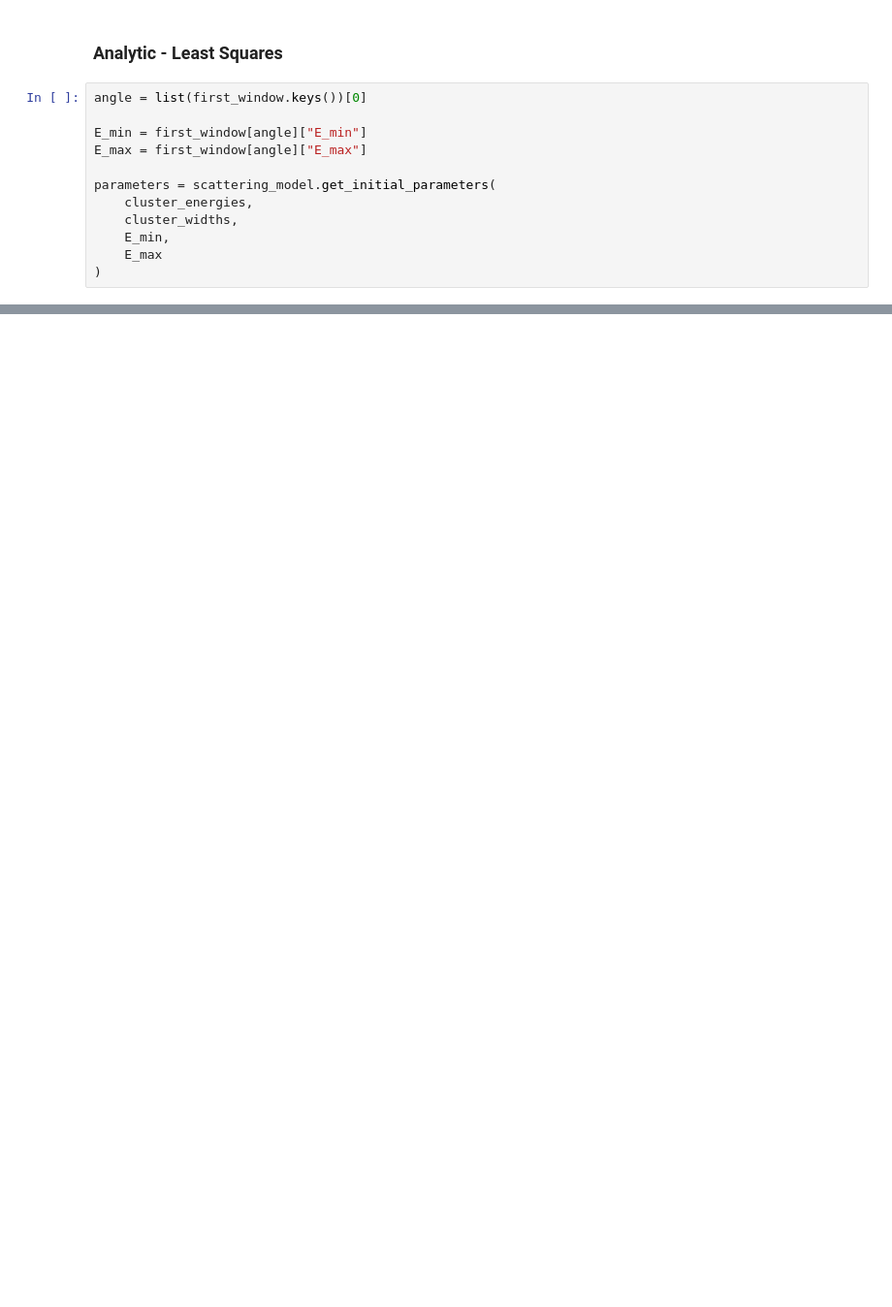
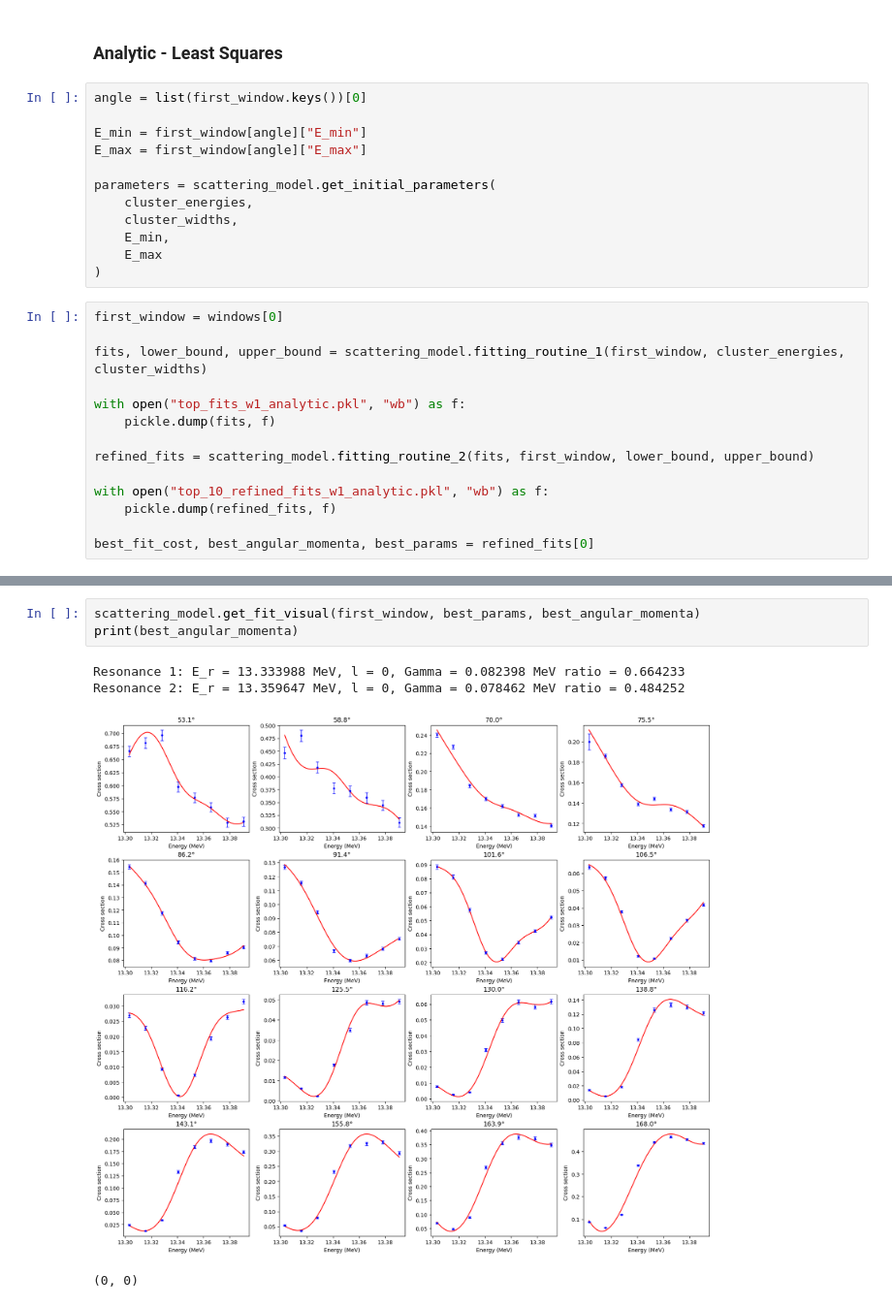
Before and after one commit to peytaguo/automated-resonance-analysis, a Jupyter notebook: resonance_fitting.ipynb, the cells around one changed output, grey strips where cells are left out. Shown at 97% size. Saved outputs shown, nothing was run; the diff lists cells and outputs as text; blank space fills up the shorter version.

Commit message:
update analytic method

```diff
--- a/resonance_fitting.ipynb
+++ b/resonance_fitting.ipynb
@@ -626,3 +575,17 @@ parameters = scattering_model.get_initial_parameters(
     E_min,
     E_max
 )
+# %%
+first_window = windows[0]
+
+fits, lower_bound, upper_bound = scattering_model.fitting_routine_1(first_window, cluster_energies, cluster_widths)
+
+with open("top_fits_w1_analytic.pkl", "wb") as f:
+    pickle.dump(fits, f)
+
+refined_fits = scattering_model.fitting_routine_2(fits, first_window, lower_bound, upper_bound)
+
+with open("top_10_refined_fits_w1_analytic.pkl", "wb") as f:
+    pickle.dump(refined_fits, f)
+
+best_fit_cost, best_angular_momenta, best_params = refined_fits[0]
@@ -628,0 +610,8 @@ parameters = scattering_model.get_initial_parameters(
+# %%
+scattering_model.get_fit_visual(first_window, best_params, best_angular_momenta)
+print(best_angular_momenta)
+# %% [output]
+Resonance 1: E_r = 13.333988 MeV, l = 0, Gamma = 0.082398 MeV ratio = 0.664233
+Resonance 2: E_r = 13.359647 MeV, l = 0, Gamma = 0.078462 MeV ratio = 0.484252
+[figure, added]
+(0, 0)
```
Also changed, not shown: parts of 12 cells of this notebook, 4 other files.
